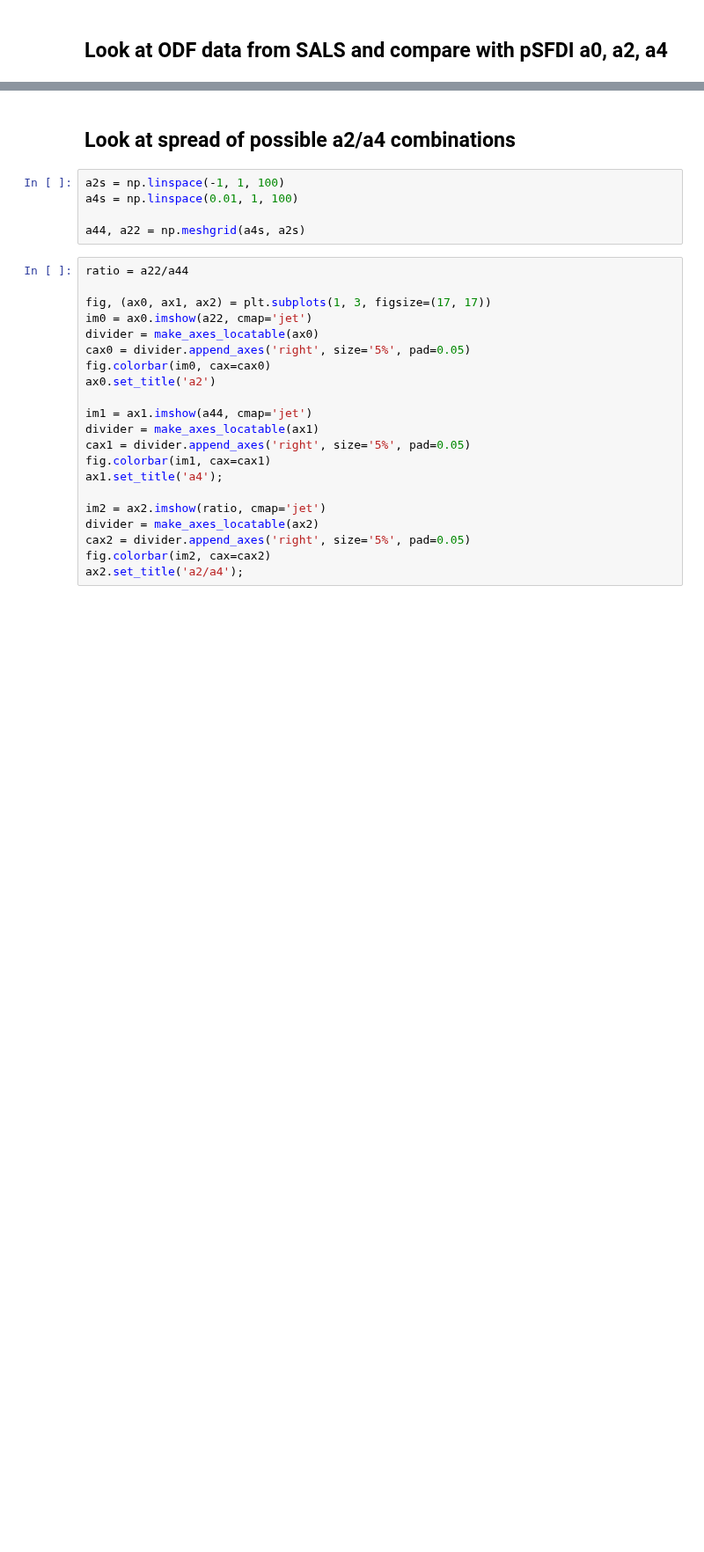
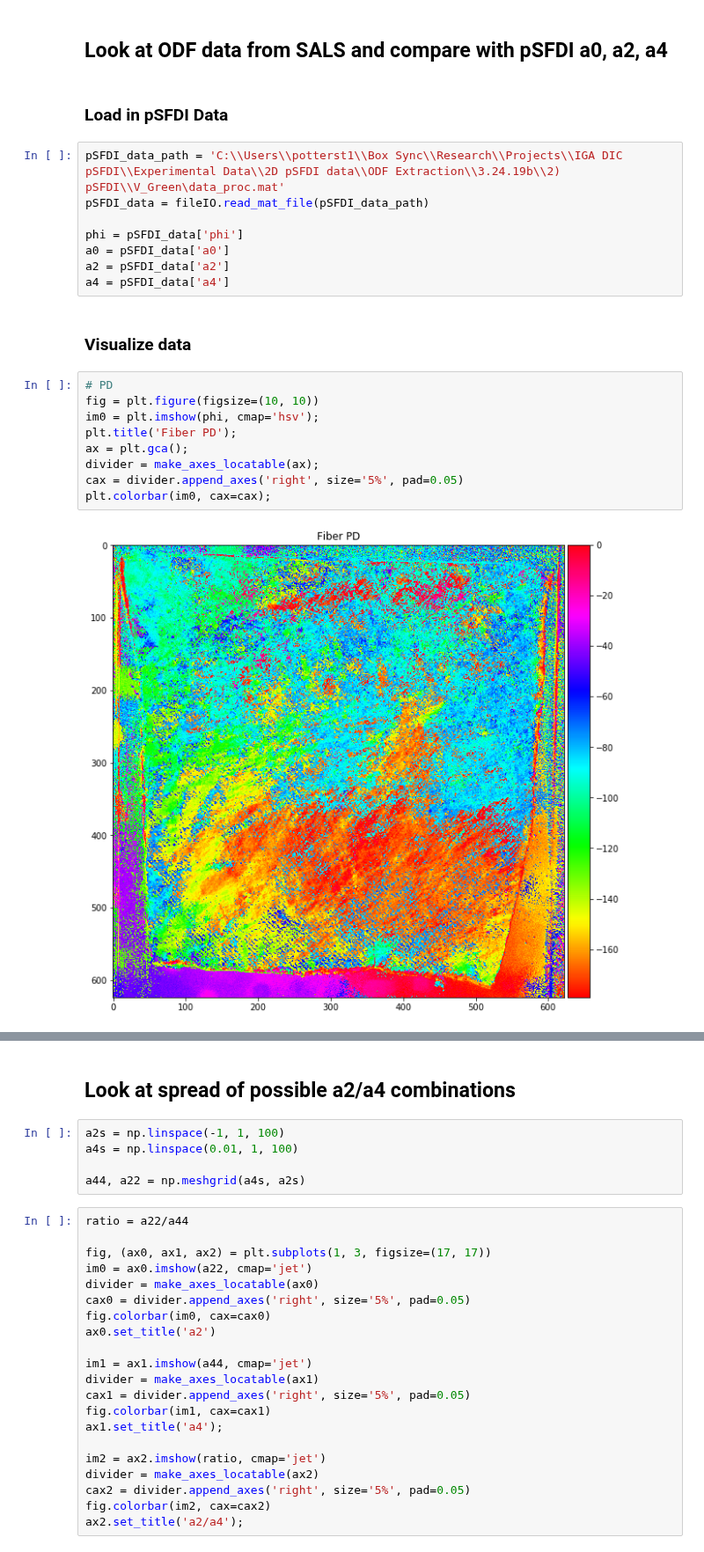
Before and after one commit to mfkiwl/splineDIC, a Jupyter notebook: notebooks/exploratory/stp_explore_ODF_extraction.ipynb, the cells around one changed output, grey strips where cells are left out. Shown at 88% size. Saved outputs shown, nothing was run; the diff lists cells and outputs as text; blank space fills up the shorter version.

Commit message:
visualizing psfdi data

```diff
--- a/notebooks/exploratory/stp_explore_ODF_extraction.ipynb
+++ b/notebooks/exploratory/stp_explore_ODF_extraction.ipynb
@@ -233,2 +244,25 @@ print('Fit Fiber Distribution a2: {}, a4: {} and a2/a4: {}'.format(a2f, a4f, a2f
 # %% [markdown]
 ## Look at ODF data from SALS and compare with pSFDI a0, a2, a4
+# %% [markdown]
+### Load in pSFDI Data
+# %%
+pSFDI_data_path = 'C:\\Users\\potterst1\\Box Sync\\Research\\Projects\\IGA DIC pSFDI\\Experimental Data\\2D pSFDI data\\ODF Extraction\\3.24.19b\\2) pSFDI\\V_Green\data_proc.mat'
+pSFDI_data = fileIO.read_mat_file(pSFDI_data_path)
+
+phi = pSFDI_data['phi']
+a0 = pSFDI_data['a0']
+a2 = pSFDI_data['a2']
+a4 = pSFDI_data['a4']
+# %% [markdown]
+### Visualize data
+# %%
+# PD
+fig = plt.figure(figsize=(10, 10))
+im0 = plt.imshow(phi, cmap='hsv');
+plt.title('Fiber PD');
+ax = plt.gca();
+divider = make_axes_locatable(ax);
+cax = divider.append_axes('right', size='5%', pad=0.05)
+plt.colorbar(im0, cax=cax);
+# %% [output]
+[figure, added]
```
Also changed, not shown: parts of 14 cells of this notebook.
